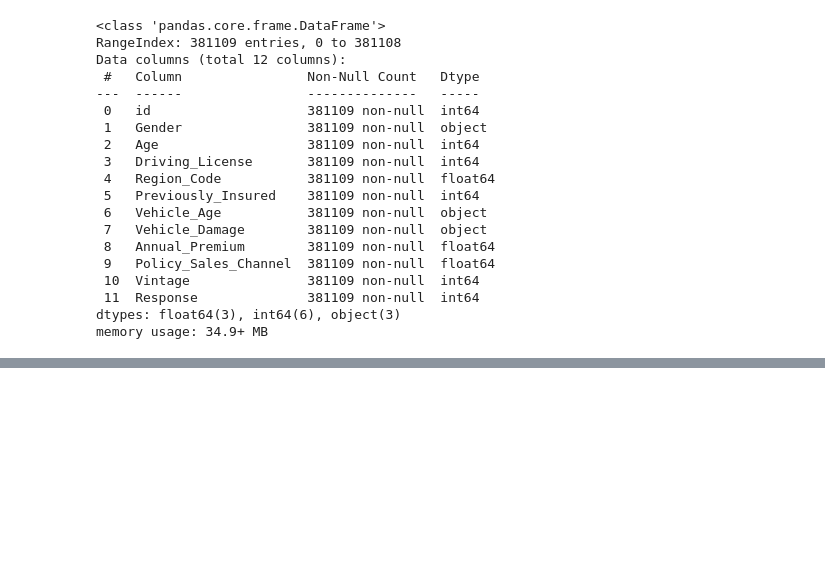
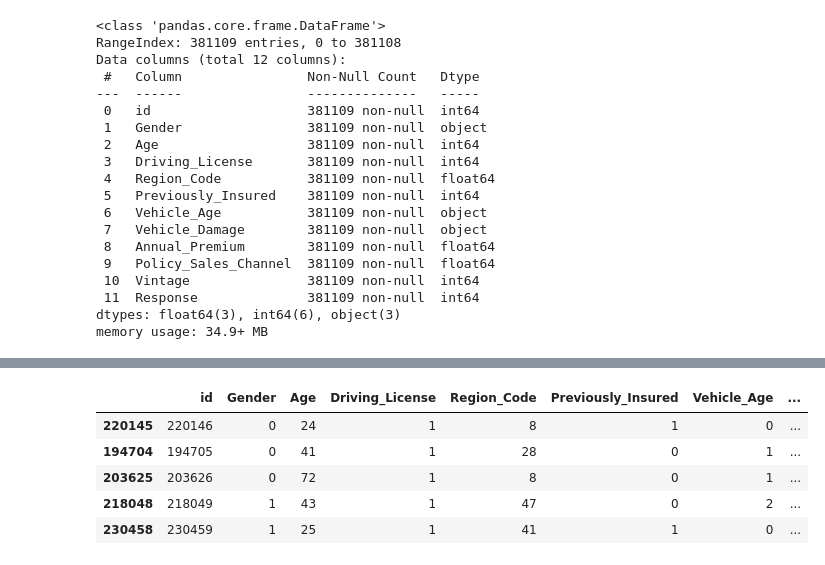
Before and after one commit to Anurag47/Vehicle_Insurance_MLOps, a Jupyter notebook: notebook/experiments_notebook.ipynb, the cells around one changed output, grey strips where cells are left out. Cells and saved outputs as stored; diff of their text form; code cells hidden in the pictures; blank space fills up the shorter version.

```diff
--- a/notebook/experiments_notebook.ipynb
+++ b/notebook/experiments_notebook.ipynb
@@ -404,0 +485,9 @@ RandomizedSearchCV(cv=4, estimator=RandomForestClassifier(), n_jobs=-1,
+# %%
+x_test.head(5)
+# %% [output]
+|  | id | Gender | Age | Driving_License | Region_Code | Previously_Insured | Vehicle_Age | ... |
+| 220145 | 220146 | 0 | 24 | 1 | 8 | 1 | 0 | ... |
+| 194704 | 194705 | 0 | 41 | 1 | 28 | 0 | 1 | ... |
+| 203625 | 203626 | 0 | 72 | 1 | 8 | 0 | 1 | ... |
+| 218048 | 218049 | 1 | 43 | 1 | 47 | 0 | 2 | ... |
+| 230458 | 230459 | 1 | 25 | 1 | 41 | 1 | 0 | ... |
```
Also changed, not shown: parts of 54 cells of this notebook, 20 other files.
